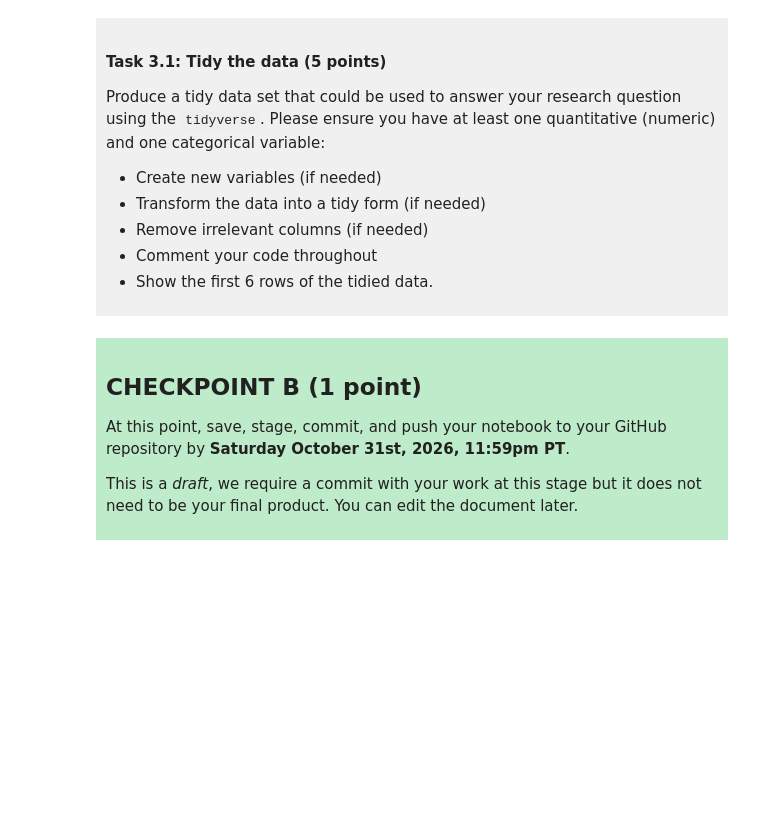
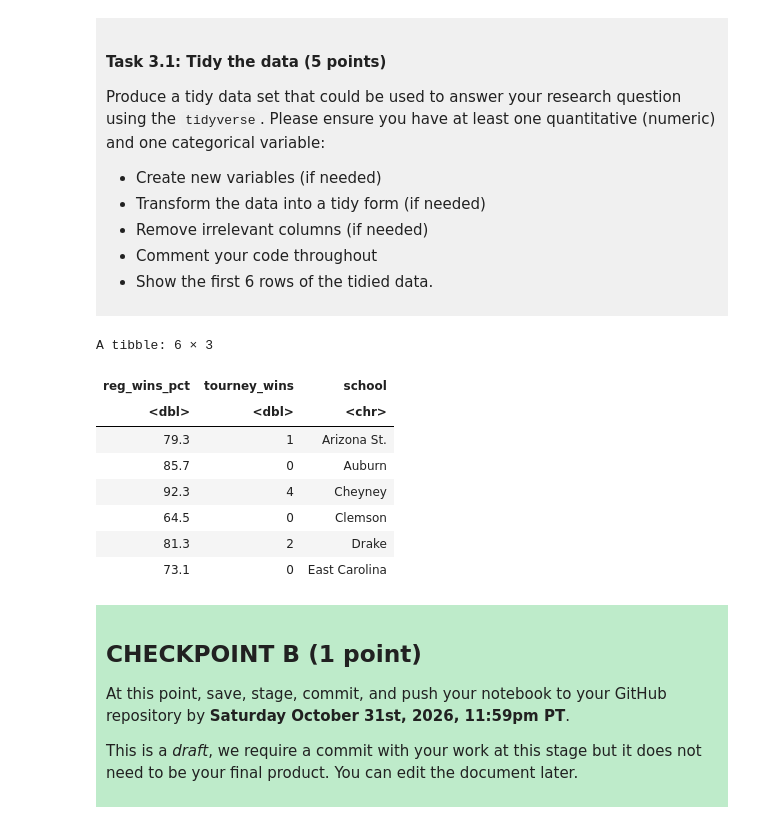
Before and after one commit to djshahn/dsci-100-project-daniel-hahn, a Jupyter notebook: dsci-100-project-notebook.ipynb, the cells around one changed output. Drawn from its saved outputs; the diff is of its cells as text; code cells hidden in the pictures; blank space fills up the shorter version.

```diff
--- a/dsci-100-project-notebook.ipynb
+++ b/dsci-100-project-notebook.ipynb
@@ -189,7 +211,21 @@ Produce a tidy data set that could be used to answer your research question usin
 
 </div>
 # %%
-### EDIT THIS CODE CELL ###
+project_data_tidy <- project_data |>
+    select(reg_wins_pct, tourney_wins, school) |> #here I selected the columns I want to use (I'm using "reg_wins_pct" to predict "tourney_wins" and will potentially seperate schools using facet_grid.
+    filter(!is.na(reg_wins_pct), !is.na(tourney_wins)) #here I filtered out the rows in my selected data that had N/A values.
+
+head(project_data_tidy) #head() functions shows the first 6 rows of the tidied data as instructed.
+# %% [output]
+A tibble: 6 × 3
+| reg_wins_pct | tourney_wins | school |
+| <dbl> | <dbl> | <chr> |
+| 79.3 | 1 | Arizona St. |
+| 85.7 | 0 | Auburn |
+| 92.3 | 4 | Cheyney |
+| 64.5 | 0 | Clemson |
+| 81.3 | 2 | Drake |
+| 73.1 | 0 | East Carolina |
 # %% [markdown]
 <div style="background-color: #beebca; padding: 10px;">
 
```
Also changed, not shown: parts of 4 cells of this notebook.
